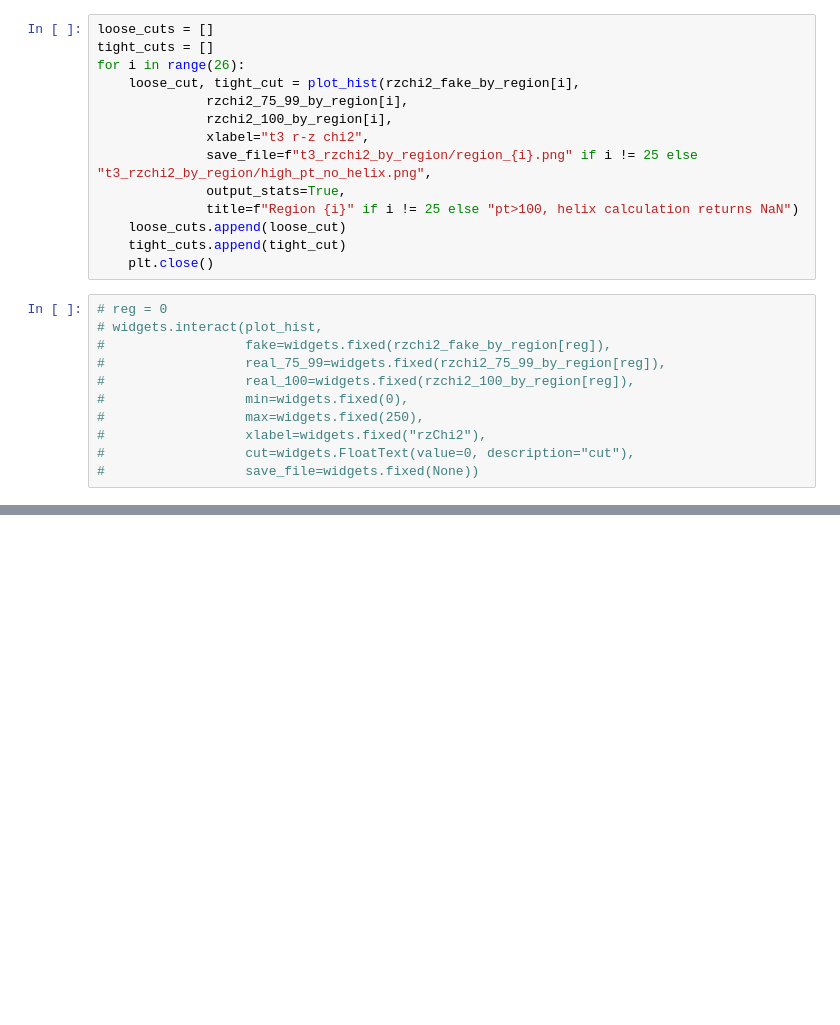
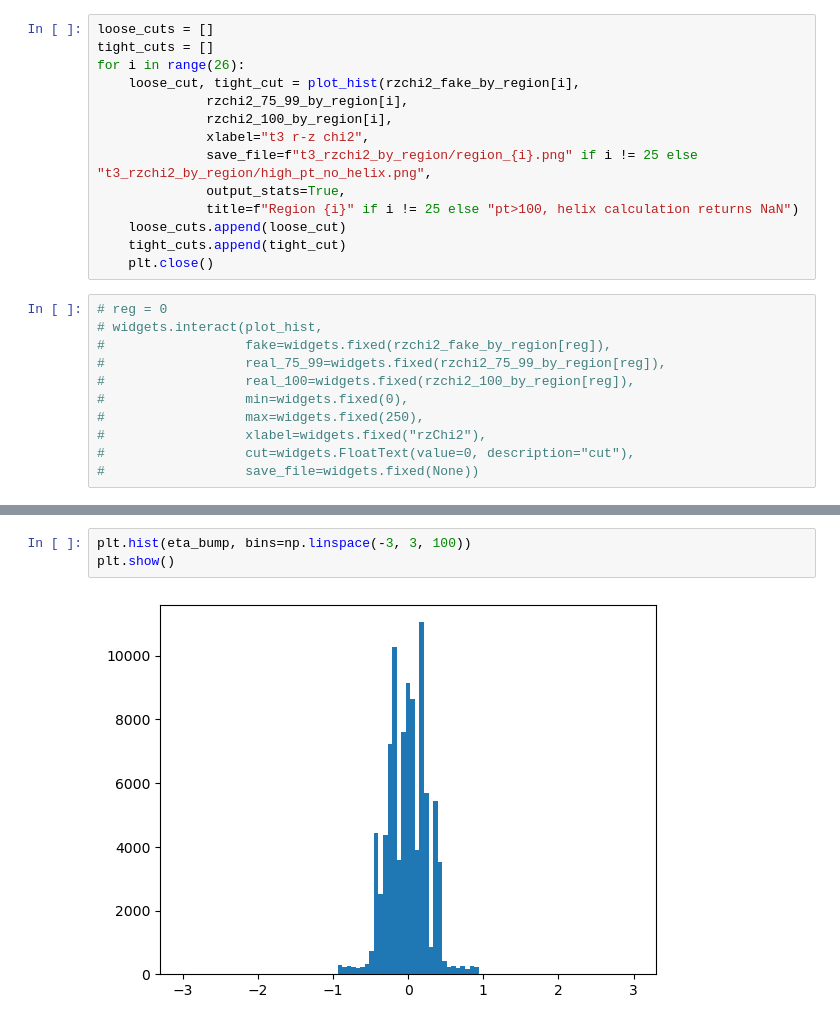
Before and after one commit to bucket420/lst-plots, a Jupyter notebook: plotting.ipynb, the cells around one changed output, grey strips where cells are left out. Saved outputs shown, nothing was run; the diff lists cells and outputs as text; blank space fills up the shorter version.

```diff
--- a/plotting.ipynb
+++ b/plotting.ipynb
@@ -155,0 +185,5 @@ len(rzchi2[region==-1])
+# %%
+plt.hist(eta_bump, bins=np.linspace(-3, 3, 100))
+plt.show()
+# %% [output]
+[figure, added]
```
Also changed, not shown: parts of 18 cells of this notebook, 50 other files.
